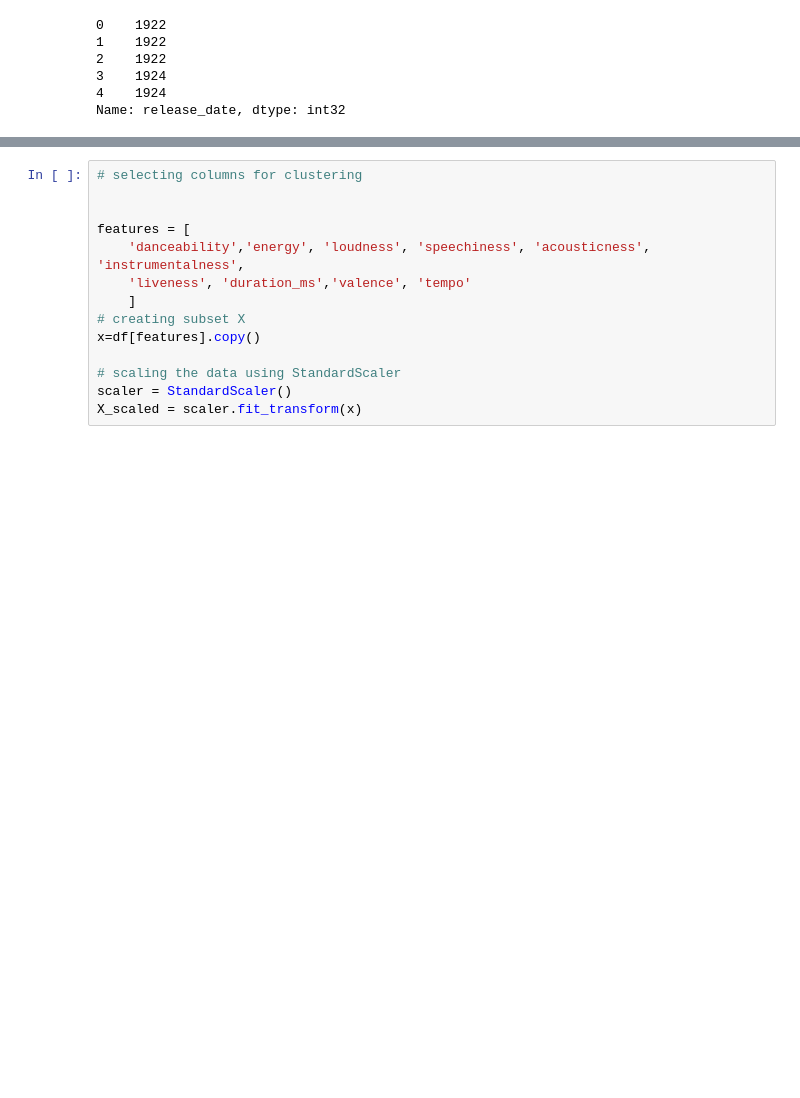
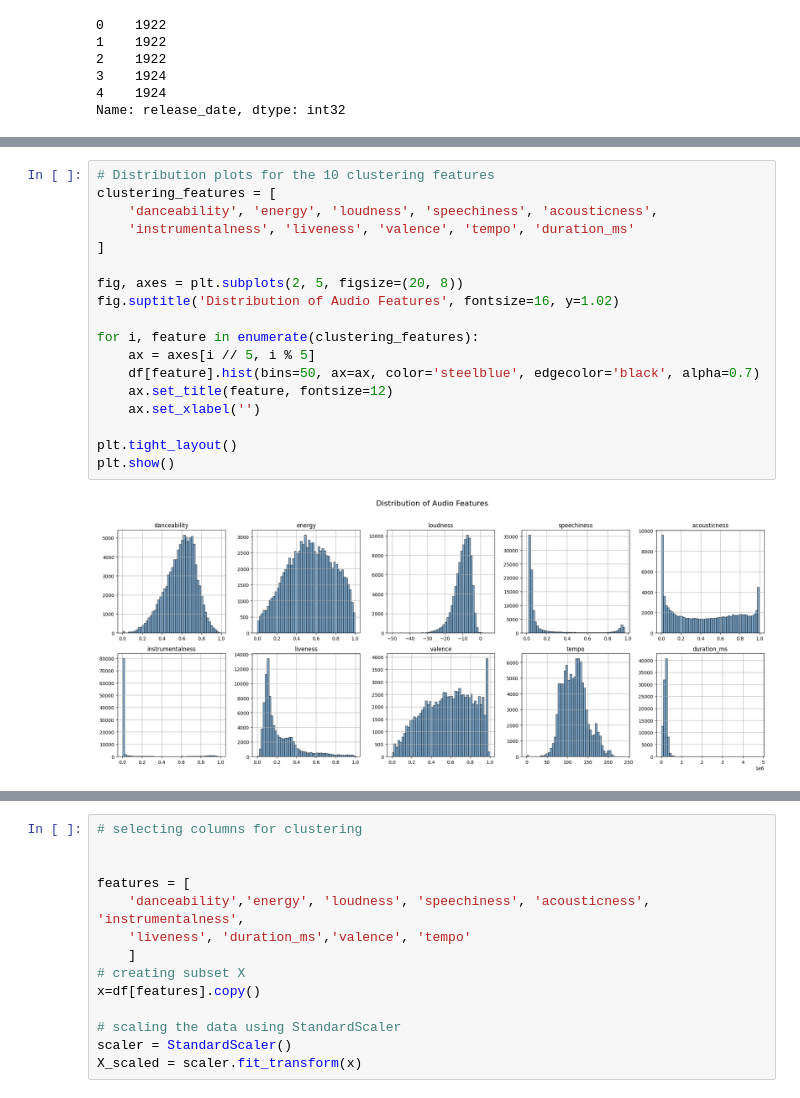
Before and after one commit to ufarooq8627/Amazon_Music_clustering, a Jupyter notebook: music_clustering.ipynb, the cells around one changed output, grey strips where cells are left out. Cells and saved outputs as stored; diff of their text form; blank space fills up the shorter version.

```diff
--- a/music_clustering.ipynb
+++ b/music_clustering.ipynb
@@ -200,0 +223,20 @@ Name: release_date, dtype: int32
+# %%
+# Distribution plots for the 10 clustering features
+clustering_features = [
+    'danceability', 'energy', 'loudness', 'speechiness', 'acousticness',
+    'instrumentalness', 'liveness', 'valence', 'tempo', 'duration_ms'
+]
+
+fig, axes = plt.subplots(2, 5, figsize=(20, 8))
+fig.suptitle('Distribution of Audio Features', fontsize=16, y=1.02)
+
+for i, feature in enumerate(clustering_features):
+    ax = axes[i // 5, i % 5]
+    df[feature].hist(bins=50, ax=ax, color='steelblue', edgecolor='black', alpha=0.7)
+    ax.set_title(feature, fontsize=12)
+    ax.set_xlabel('')
+
+plt.tight_layout()
+plt.show()
+# %% [output]
+[figure, added]
```
Also changed, not shown: parts of 26 cells of this notebook.
